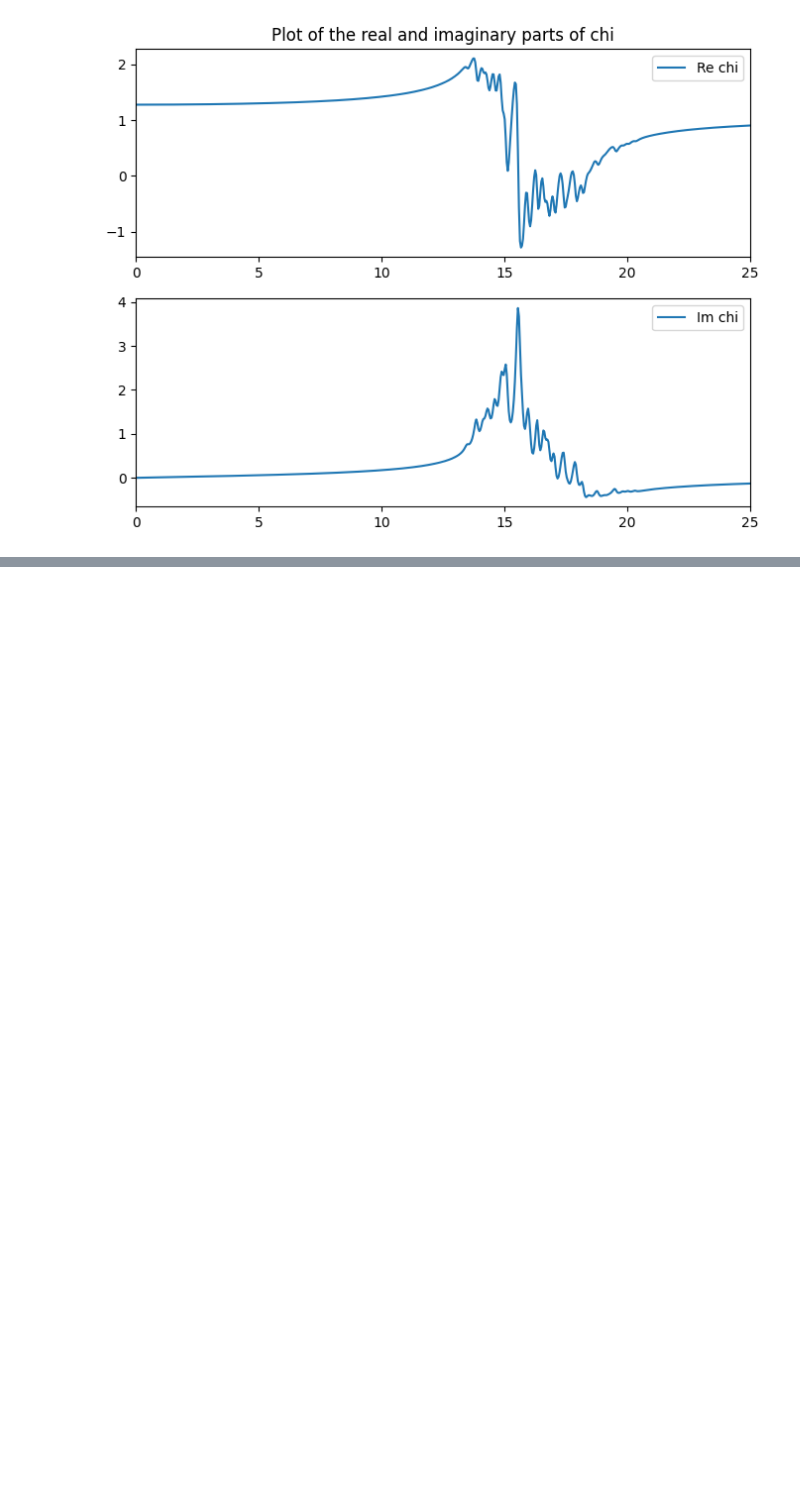
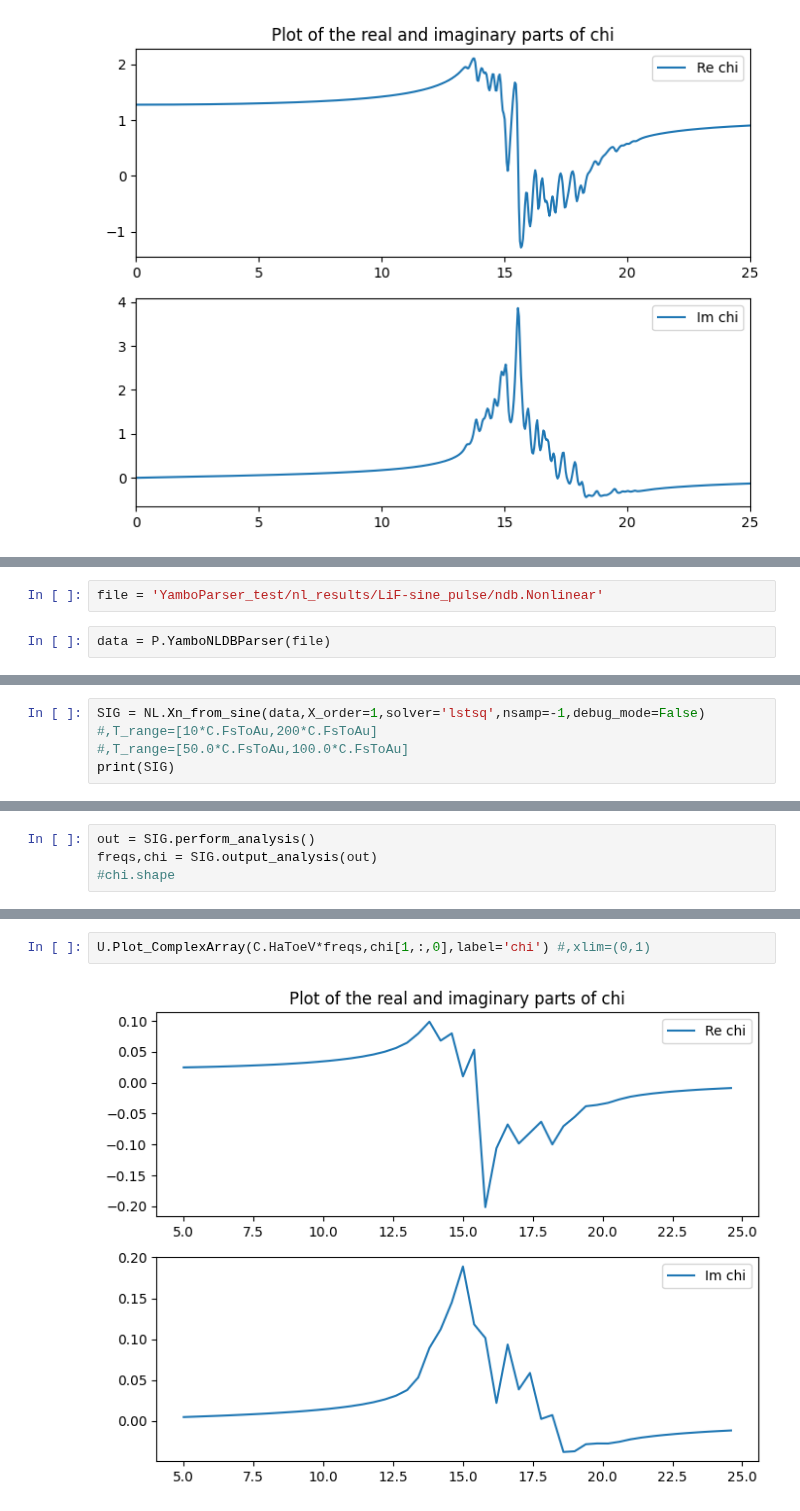
Before and after one commit to marcodalessandro76/MPPI, a Jupyter notebook: sphinx_source/tutorials/Analysis_Optics.ipynb, the cells around one changed output, grey strips where cells are left out. Saved outputs shown, nothing was run; the diff lists cells and outputs as text; blank space fills up the shorter version.

```diff
--- a/sphinx_source/tutorials/Analysis_Optics.ipynb
+++ b/sphinx_source/tutorials/Analysis_Optics.ipynb
@@ -136,0 +122,4 @@ t_initial = 4.1341373336561364
+# %%
+file = 'YamboParser_test/nl_results/LiF-sine_pulse/ndb.Nonlinear'
+# %%
+data = P.YamboNLDBParser(file)
@@ -136,0 +140,4 @@ t_initial = 4.1341373336561364
+# %%
+SIG = NL.Xn_from_sine(data,X_order=1,solver='lstsq',nsamp=-1,debug_mode=False) #,T_range=[10*C.FsToAu,200*C.FsToAu]
+#,T_range=[50.0*C.FsToAu,100.0*C.FsToAu]
+print(SIG)
@@ -136,0 +154,4 @@ t_initial = 4.1341373336561364
+# %%
+out = SIG.perform_analysis()
+freqs,chi = SIG.output_analysis(out)
+#chi.shape
@@ -136,0 +174,4 @@ t_initial = 4.1341373336561364
+# %%
+U.Plot_ComplexArray(C.HaToeV*freqs,chi[1,:,0],label='chi') #,xlim=(0,1)
+# %% [output]
+[figure, added]
```
Also changed, not shown: parts of 33 cells of this notebook, 54 other files.
